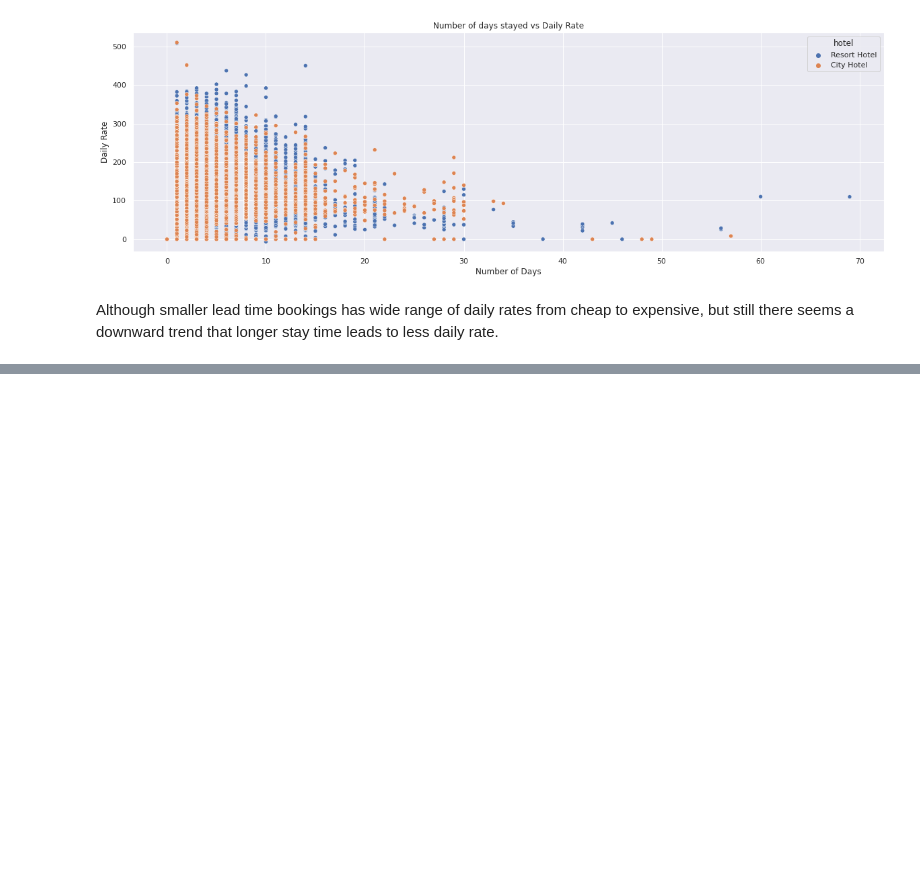
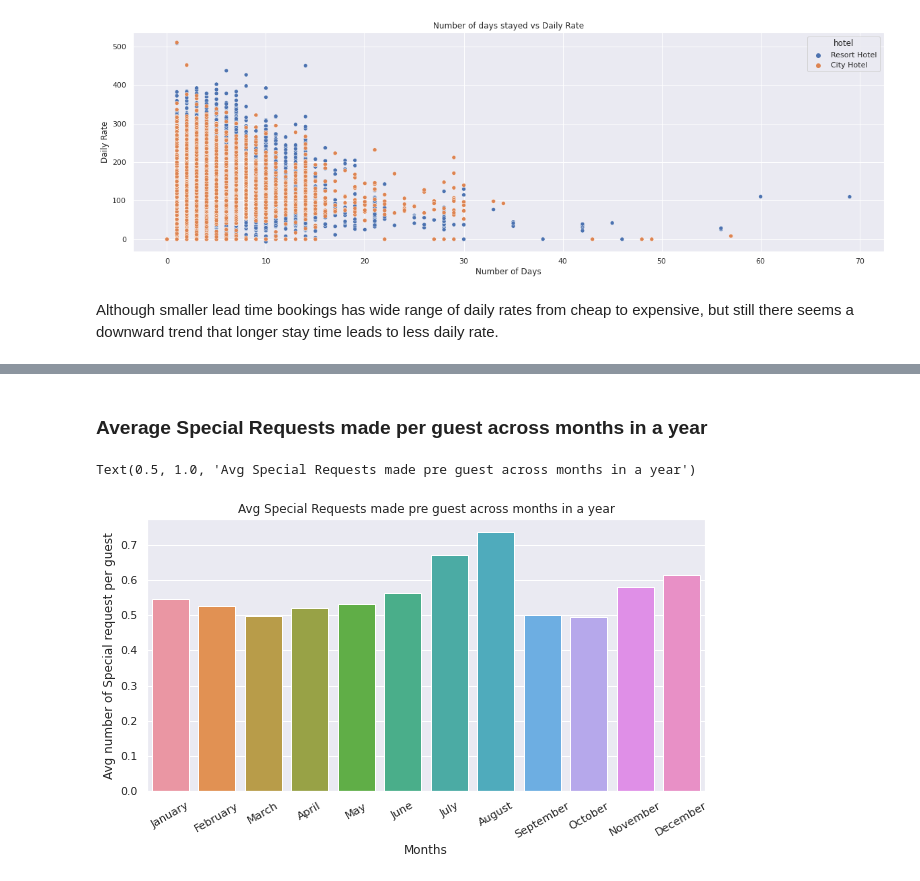
Before and after one commit to ayush9304/Hotel-Booking-Analysis-EDA, a Jupyter notebook: Hotel_Booking_Analysis_EDA.ipynb, the cells around one changed output, grey strips where cells are left out. Saved outputs shown, nothing was run; the diff lists cells and outputs as text; code cells hidden in the pictures; blank space fills up the shorter version.

```diff
--- a/Hotel_Booking_Analysis_EDA.ipynb
+++ b/Hotel_Booking_Analysis_EDA.ipynb
@@ -407,0 +452,13 @@ Although smaller lead time bookings has wide range of daily rates from cheap to
+# %% [markdown]
+### Average Special Requests made per guest across months in a year
+# %%
+d = df.groupby('arrival_date_month')['total_of_special_requests'].mean()
+plt.figure(figsize=(10,5))
+sns.barplot(x=d.index, y=d, order=months)
+p = plt.xticks(rotation=30)
+plt.xlabel("Months")
+plt.ylabel("Avg number of Special request per guest")
+plt.title("Avg Special Requests made pre guest across months in a year")
+# %% [output]
+Text(0.5, 1.0, 'Avg Special Requests made pre guest across months in a year')
+[figure, added]
```
Also changed, not shown: parts of 14 cells of this notebook.
